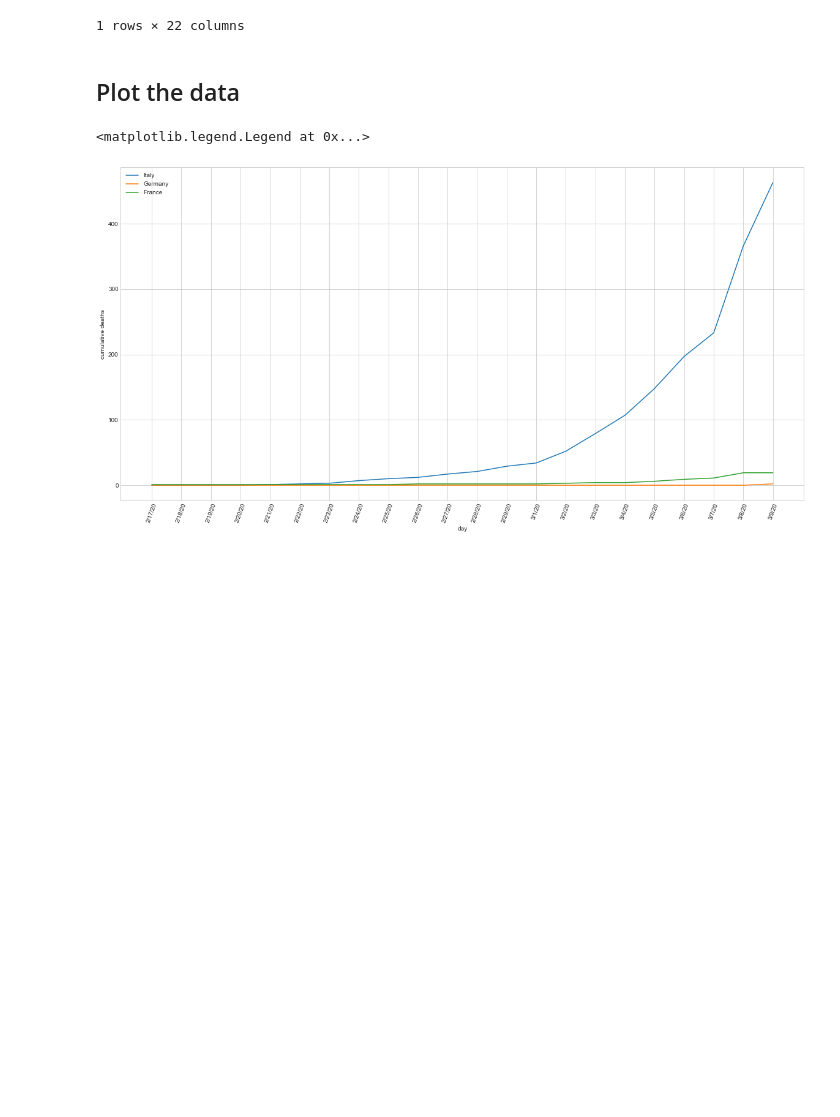
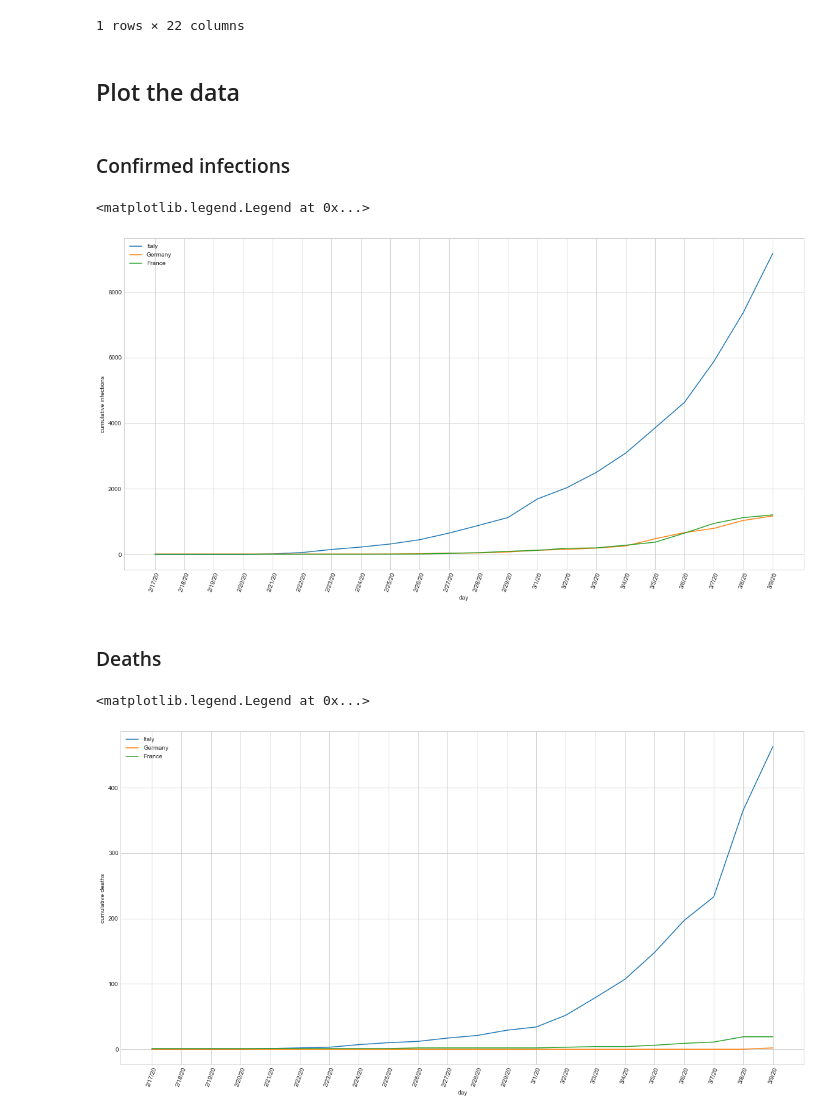
Before and after one commit to luigiselmi/datascience, a Jupyter notebook: python/covid-19_deaths.ipynb, the cells around one changed output. Cells and saved outputs as stored; diff of their text form; code cells hidden in the pictures; blank space fills up the shorter version.

Commit message:
added confirmed covid19 cases

```diff
--- a/python/covid-19_deaths.ipynb
+++ b/python/covid-19_deaths.ipynb
@@ -12,5 +11,7 @@ from matplotlib.pyplot import figure
 # %%
-url = "https://raw.githubusercontent.com/CSSEGISandData/COVID-19/master/csse_covid_19_data/csse_covid_19_time_series/time_series_19-covid-Deaths.csv"
-deaths = pd.read_csv(url)
+url_confirmed = "https://raw.githubusercontent.com/CSSEGISandData/COVID-19/master/csse_covid_19_data/csse_covid_19_time_series/time_series_19-covid-Confirmed.csv"
+confirmed = pd.read_csv(url_confirmed)
+url_deaths = "https://raw.githubusercontent.com/CSSEGISandData/COVID-19/master/csse_covid_19_data/csse_covid_19_time_series/time_series_19-covid-Deaths.csv"
+deaths = pd.read_csv(url_deaths)
 # %% [markdown]
 ## Italy
@@ -16,0 +20,3 @@ deaths = pd.read_csv(url)
+# %%
+confirmed_italy = confirmed[confirmed['Country/Region'] == 'Italy']
+ci = confirmed_italy.T['2/17/20':]; ci.T
@@ -25,0 +40,3 @@ di = deaths_italy.T['2/17/20':]; di.T
+# %%
+confirmed_germany = confirmed[confirmed['Country/Region'] == 'Germany']
+cg = confirmed_germany.T['2/17/20':]; cg.T
@@ -34,0 +60,3 @@ dg = deaths_germany.T['2/17/20':]; dg.T
+# %%
+confirmed_france = confirmed[confirmed['Country/Region'] == 'France']
+cf = confirmed_france.T['2/17/20':]; cf.T
@@ -44 +84,19 @@ df = deaths_france.T['2/17/20':]; df.T
+# %% [markdown]
+### Confirmed infections
+# %%
+# add labels
+plt.xlabel("day")
+plt.ylabel("cumulative infections");
+plt.xticks(rotation=70)
+# plot the data
+plt.plot(ci, label='Italy')
+plt.plot(cg, label='Germany')
+plt.plot(cf, label='France')
+# add legend
+plt.legend(['Italy','Germany', 'France'])
+# %% [output]
+<matplotlib.legend.Legend at 0x...>
+[figure, added]
+# %% [markdown]
+### Deaths
 # %%
```
Also changed, not shown: parts of 14 cells of this notebook.
